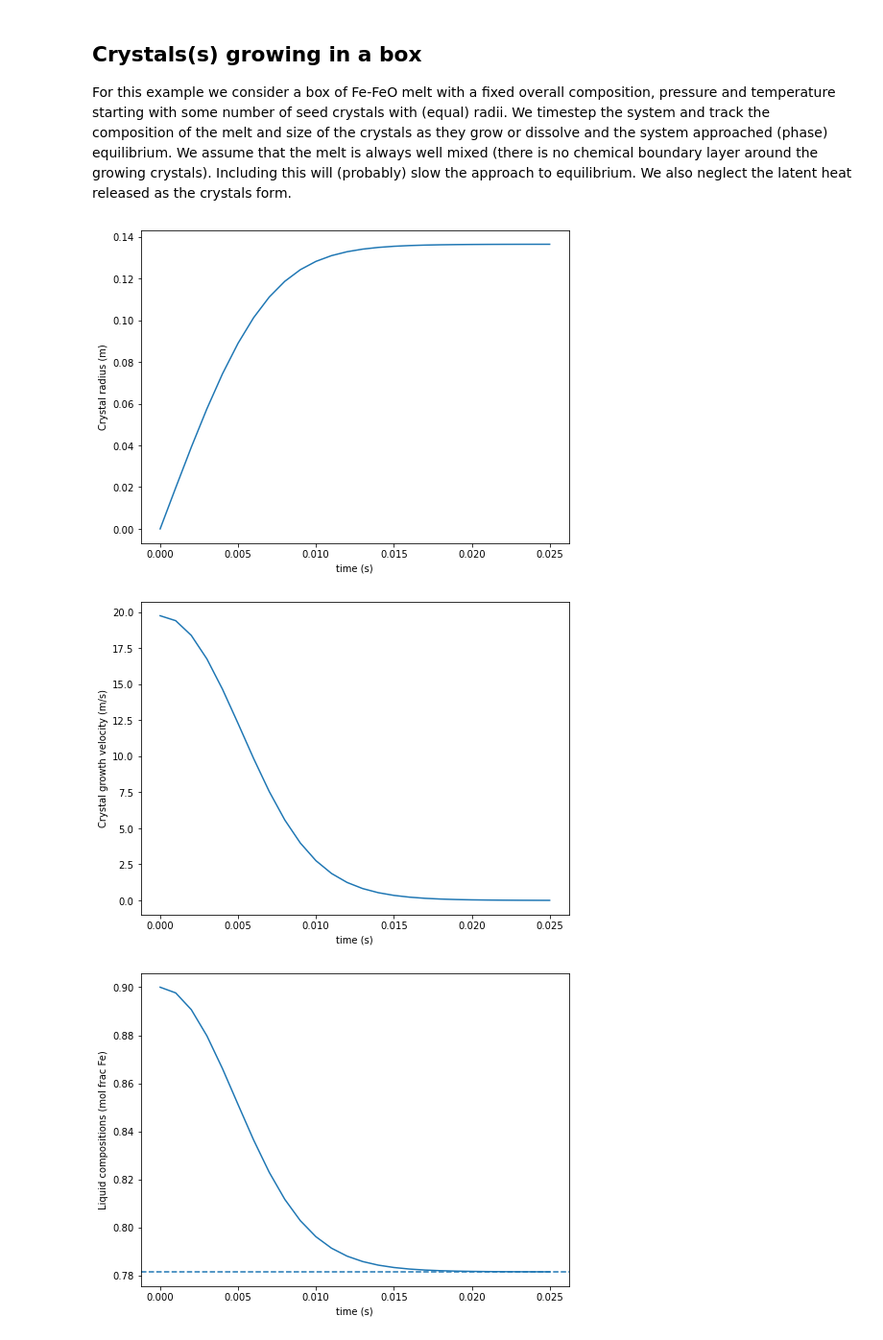
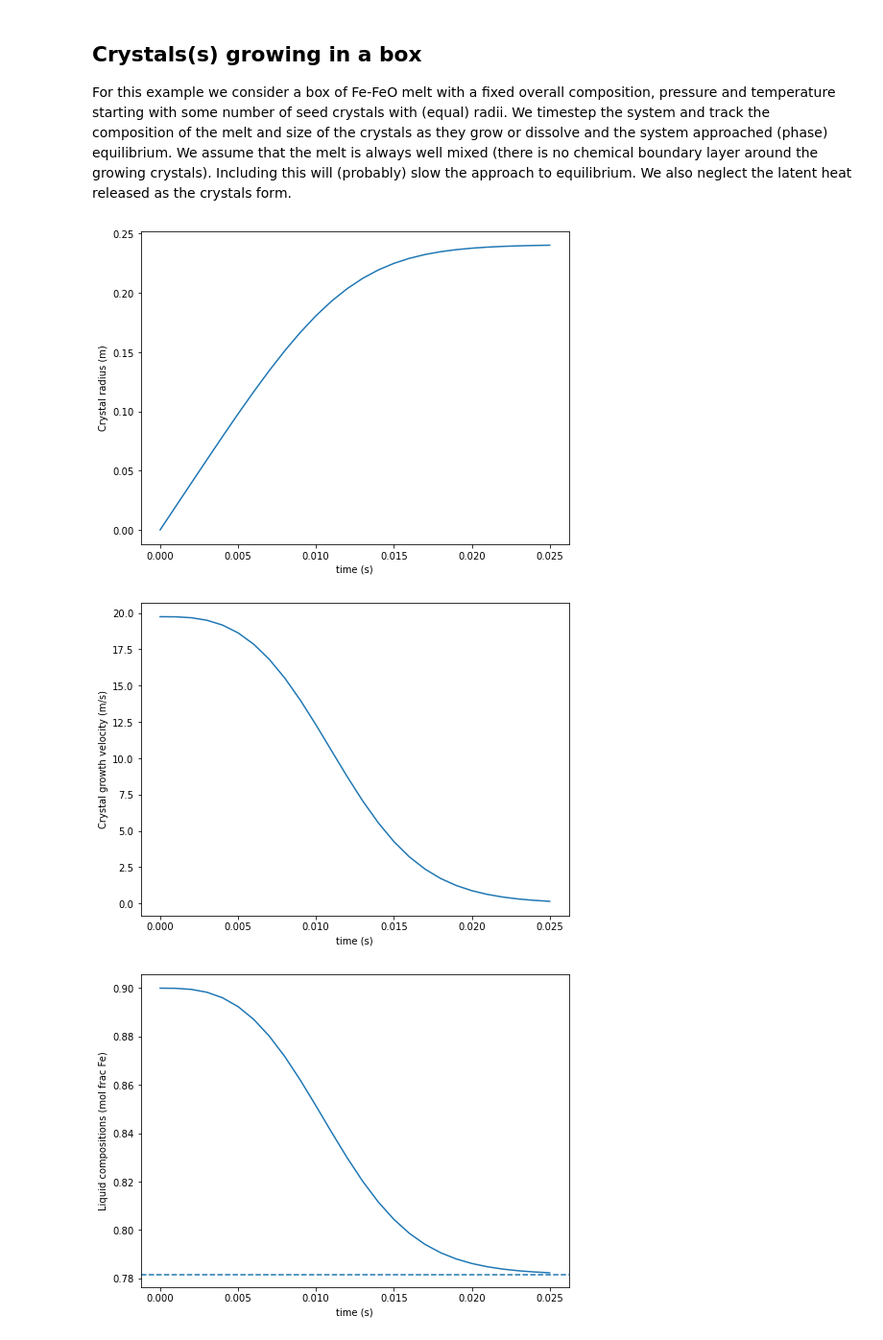
Before and after one commit to andreww/slurry, a Jupyter notebook: new_growth.ipynb, the cells around one changed output. Shown at 96% size. Drawn from its saved outputs; the diff is of its cells as text; code cells hidden in the pictures.

Commit message:
Fix the volume of the growing sphere

```diff
--- a/new_growth.ipynb
+++ b/new_growth.ipynb
@@ -202,7 +202,7 @@ x_ls = [] # List of liquid compositions
 
 time = 0.0
 r = r0
-solid_volume = np.pi * r**2 * n
+solid_volume = (4.0/3.0) * np.pi * r**3 * n
 vf_solid = solid_volume / box_size
 # assume x is liquid composition here ... particles are small at t0 but can we fix?
 mf_solid = mol_fraction_solid(vf_solid, x, p, t)
@@ -216,38 +216,40 @@ x_ls.append(x_l)
 while time < total_time:
     # grow particles
     r = r + v*time_step
-    solid_volume = np.pi * r**2 * n
+    solid_volume = (4.0/3.0) * np.pi * r**3 * n
     vf_solid = solid_volume / box_size # Box size should have changed...
     mf_solid = mol_fraction_solid(vf_solid, x_l, p, t)
     x_l = x * (1.0-mf_solid) # Is this correct?
+    ## x_l_2 = (x + mf_solid) / (1 - mf_solid)
+    ## print(x_l, x_l_2)
     v = growth.growth_velocity_feo(x_l, p, t, k0)
     time = time + time_step
     rs.append(r)
     ts.append(time)
     vs.append(v)
     x_ls.append(x_l)
 
 
 fig, ax = plt.subplots(figsize=(8,6))
 ax.plot(ts, rs)
 ax.set_xlabel('time (s)')
 ax.set_ylabel('Crystal radius (m)')
 plt.show()
 
 fig, ax = plt.subplots(figsize=(8,6))
 ax.plot(ts, vs)
 ax.set_xlabel('time (s)')
 ax.set_ylabel('Crystal growth velocity (m/s)')
 plt.show()
 
 
 fig, ax = plt.subplots(figsize=(8,6))
 ax.plot(ts, x_ls)
 ax.set_xlabel('time (s)')
 ax.set_ylabel('Liquid compositions (mol frac Fe)')
 ax.axhline(x_lq_eq, ls='--')
 plt.show()
 # %% [output]
-[figure, old version]
+[figure, new version]
-[figure, old version]
+[figure, new version]
-[figure, old version]
+[figure, new version]
```
